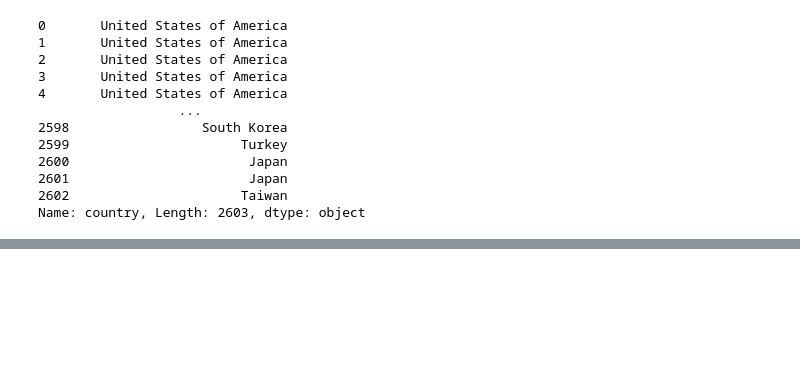
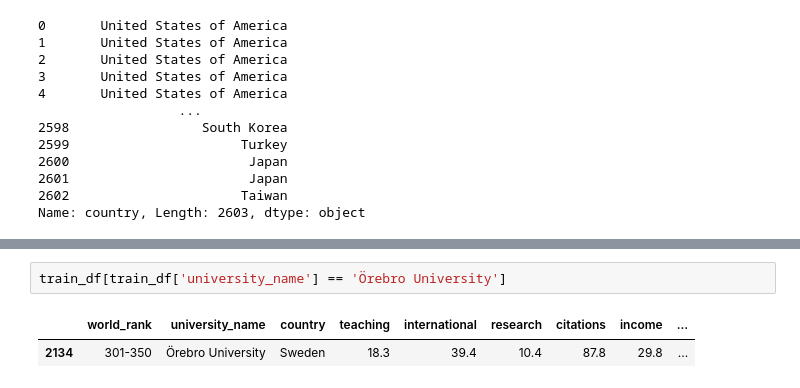
Before and after one commit to korneevec/TMS_DS, a Jupyter notebook: Lesson_13/Homework_university.ipynb, the cells around one changed output, grey strips where cells are left out. Saved outputs shown, nothing was run; the diff lists cells and outputs as text; blank space fills up the shorter version.

```diff
--- a/Lesson_13/Homework_university.ipynb
+++ b/Lesson_13/Homework_university.ipynb
@@ -97,0 +190,5 @@ Name: country, Length: 2603, dtype: object
+# %%
+train_df[train_df['university_name'] == 'Örebro University']
+# %% [output]
+|  | world_rank | university_name | country | teaching | international | research | citations | income | ... |
+| 2134 | 301-350 | Örebro University | Sweden | 18.3 | 39.4 | 10.4 | 87.8 | 29.8 | ... |
```
Also changed, not shown: parts of 12 cells of this notebook, 1 other file.
